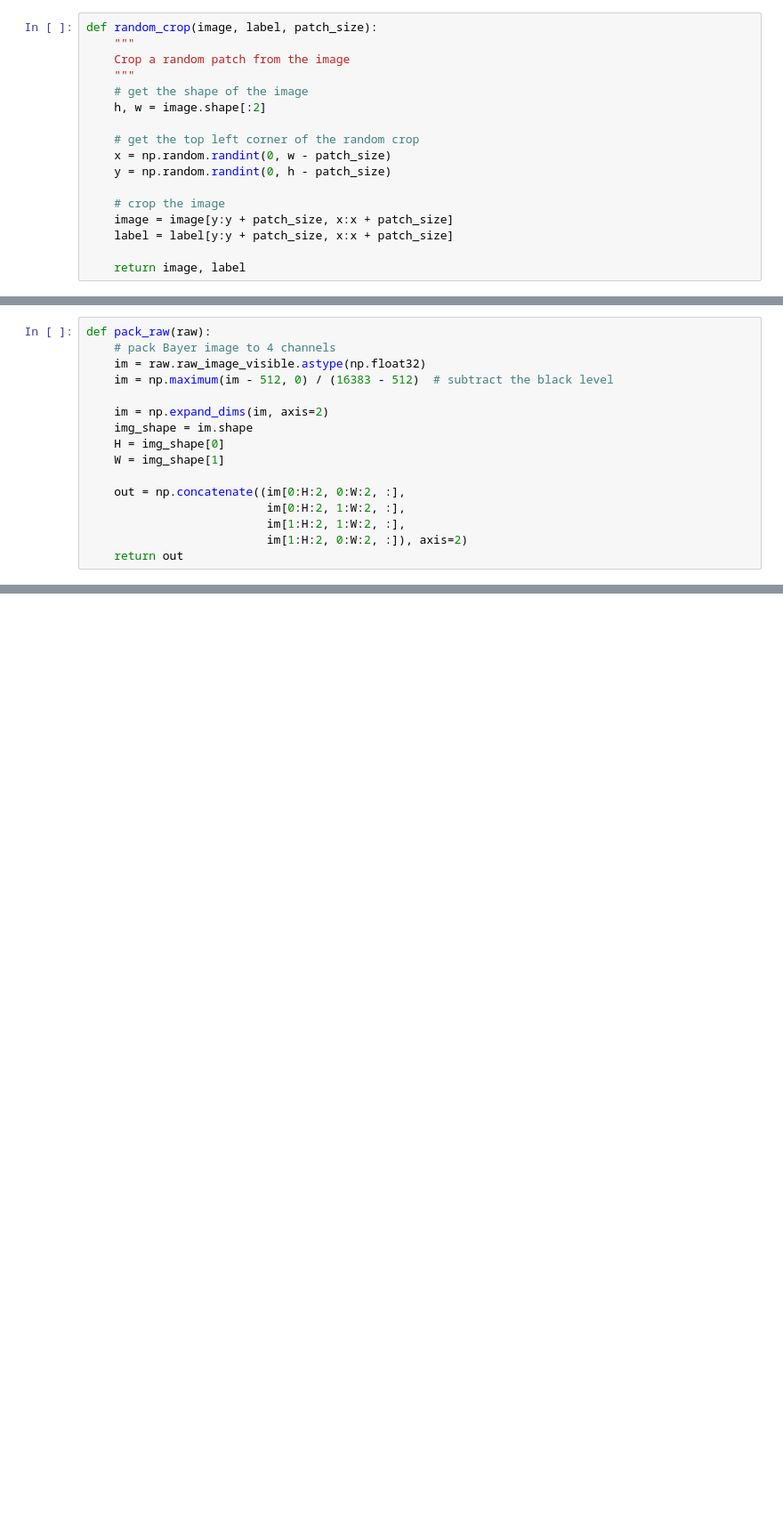
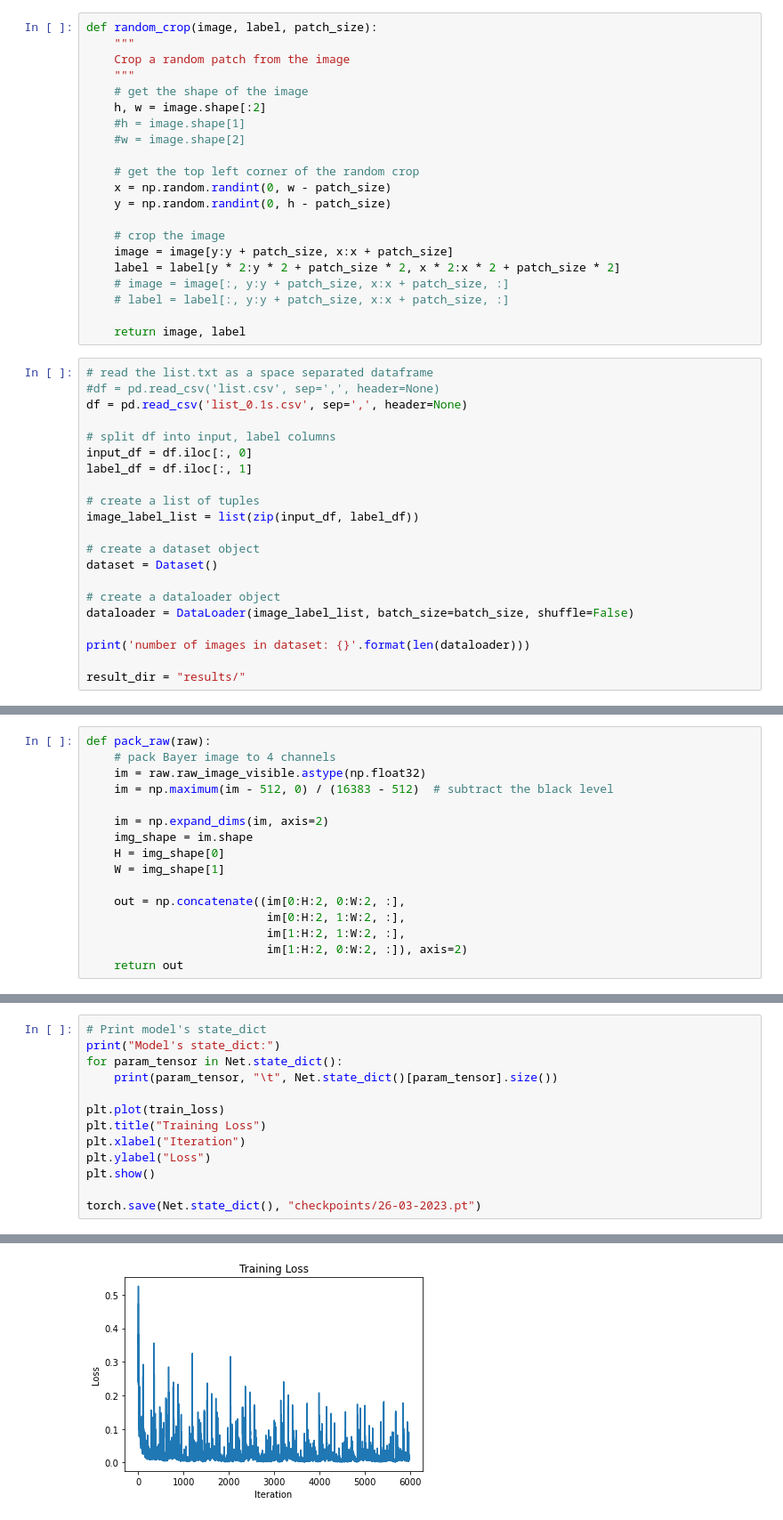
Before and after one commit to charlesalec/DL-Seeing-In-The-Dark-Reproduction, a Jupyter notebook: train.ipynb, the cells around one changed output, grey strips where cells are left out. Shown at 89% size. Cells and saved outputs as stored; diff of their text form; blank space fills up the shorter version.

```diff
--- a/train.ipynb
+++ b/train.ipynb
@@ -67,6 +69,8 @@ def random_crop(image, label, patch_size):
     """
     # get the shape of the image
     h, w = image.shape[:2]
+    #h = image.shape[1]
+    #w = image.shape[2]
 
     # get the top left corner of the random crop
     x = np.random.randint(0, w - patch_size)
@@ -74,6 +78,29 @@ def random_crop(image, label, patch_size):
 
     # crop the image
     image = image[y:y + patch_size, x:x + patch_size]
-    label = label[y:y + patch_size, x:x + patch_size]
+    label = label[y * 2:y * 2 + patch_size * 2, x * 2:x * 2 + patch_size * 2]
+    # image = image[:, y:y + patch_size, x:x + patch_size, :]
+    # label = label[:, y:y + patch_size, x:x + patch_size, :]
 
     return image, label
+# %%
+# read the list.txt as a space separated dataframe
+#df = pd.read_csv('list.csv', sep=',', header=None)
+df = pd.read_csv('list_0.1s.csv', sep=',', header=None)
+
+# split df into input, label columns
+input_df = df.iloc[:, 0]
+label_df = df.iloc[:, 1]
+
+# create a list of tuples
+image_label_list = list(zip(input_df, label_df))
+
+# create a dataset object
+dataset = Dataset()
+
+# create a dataloader object
+dataloader = DataLoader(image_label_list, batch_size=batch_size, shuffle=False)
+
+print('number of images in dataset: {}'.format(len(dataloader)))
+
+result_dir = "results/"
@@ -227,0 +386,14 @@ plt.show()
+# %%
+# Print model's state_dict
+print("Model's state_dict:")
+for param_tensor in Net.state_dict():
+    print(param_tensor, "\t", Net.state_dict()[param_tensor].size())
+
+plt.plot(train_loss)
+plt.title("Training Loss")
+plt.xlabel("Iteration")
+plt.ylabel("Loss")
+plt.show()
+
+torch.save(Net.state_dict(), "checkpoints/26-03-2023.pt")
+# %% [output]
@@ -227,0 +417 @@ plt.show()
+[figure, added]
```
Also changed, not shown: parts of 8 cells of this notebook, 4 other files.
